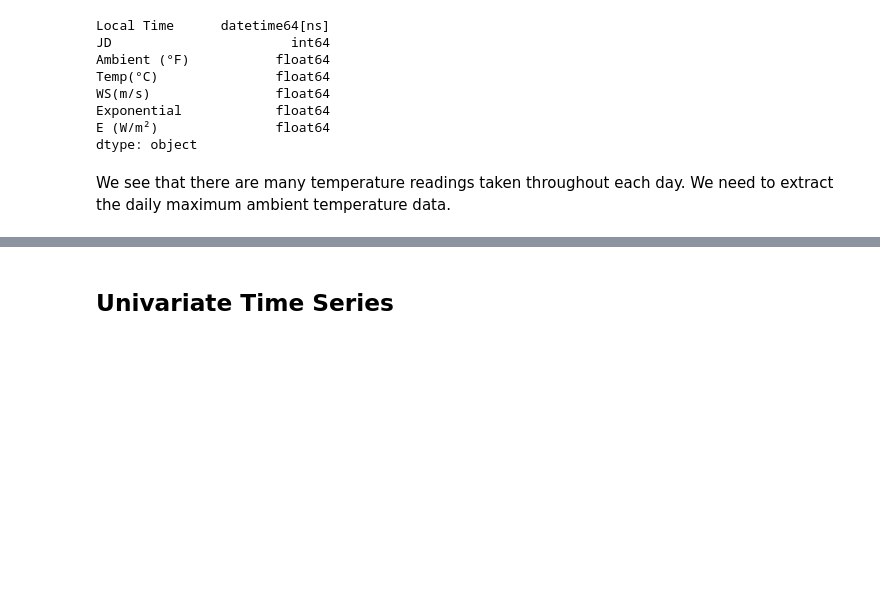
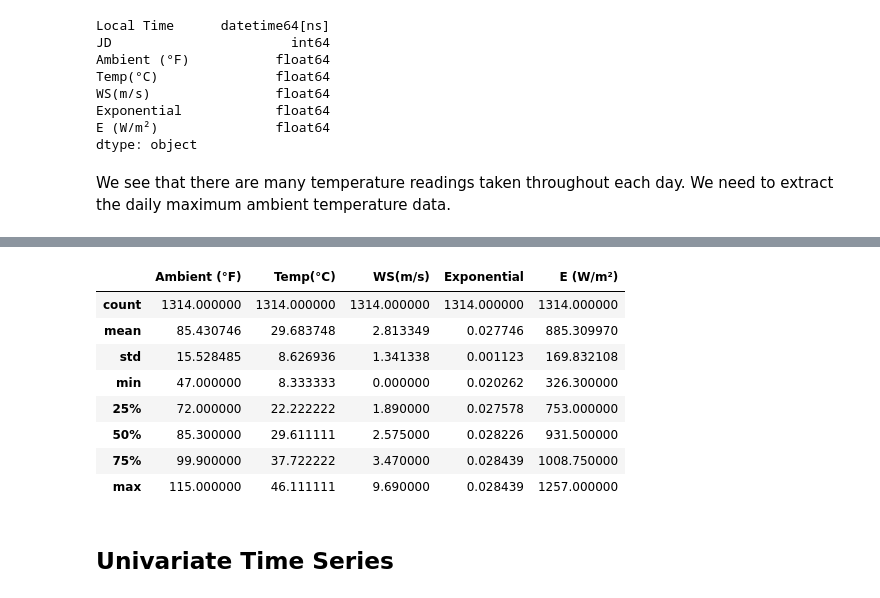
Before and after one commit to ift540-PVAZ/PVAZ, a Jupyter notebook: Time Series/Time Series.ipynb, the cells around one changed output, grey strips where cells are left out. Saved outputs shown, nothing was run; the diff lists cells and outputs as text; code cells hidden in the pictures; blank space fills up the shorter version.

```diff
--- a/Time Series/Time Series.ipynb
+++ b/Time Series/Time Series.ipynb
@@ -104,6 +104,20 @@ df2
 | 364 | 2004-12-29 15:30:00 | 67.5 | 19.722222 | 5.33 | 0.021742 | 555.1 |
 | 365 | 2004-12-30 16:15:00 | 64.2 | 17.888889 | 2.24 | 0.027911 | 650.1 |
 287 rows × 6 columns
+# %%
+# Concatenate 4 years of data to better visualize the seasonality and trends in the time series
+df = pd.concat([df1, df2, df3, df4])
+df.describe()
+# %% [output]
+|  | Ambient (°F) | Temp(°C) | WS(m/s) | Exponential | E (W/m²) |
+| count | 1314.000000 | 1314.000000 | 1314.000000 | 1314.000000 | 1314.000000 |
+| mean | 85.430746 | 29.683748 | 2.813349 | 0.027746 | 885.309970 |
+| std | 15.528485 | 8.626936 | 1.341338 | 0.001123 | 169.832108 |
+| min | 47.000000 | 8.333333 | 0.000000 | 0.020262 | 326.300000 |
+| 25% | 72.000000 | 22.222222 | 1.890000 | 0.027578 | 753.000000 |
+| 50% | 85.300000 | 29.611111 | 2.575000 | 0.028226 | 931.500000 |
+| 75% | 99.900000 | 37.722222 | 3.470000 | 0.028439 | 1008.750000 |
+| max | 115.000000 | 46.111111 | 9.690000 | 0.028439 | 1257.000000 |
 # %% [markdown]
 ## Univariate Time Series
 # %% [markdown]
```
Also changed, not shown: parts of 11 cells of this notebook.
